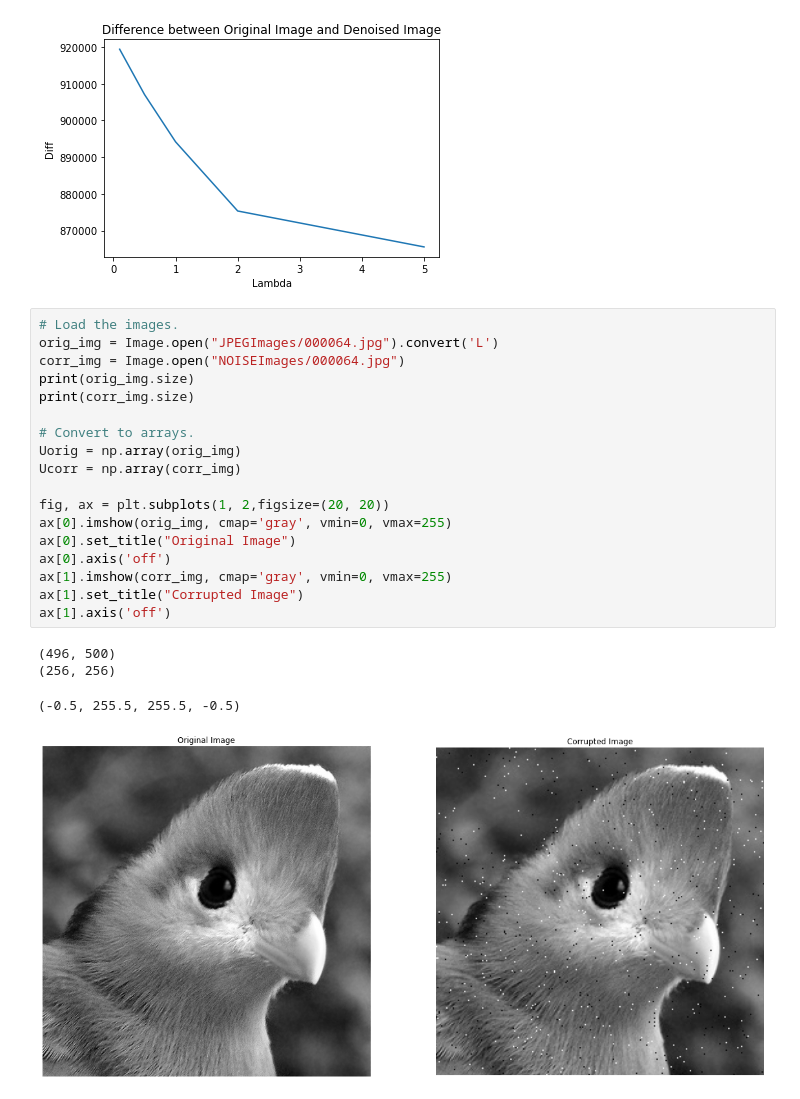
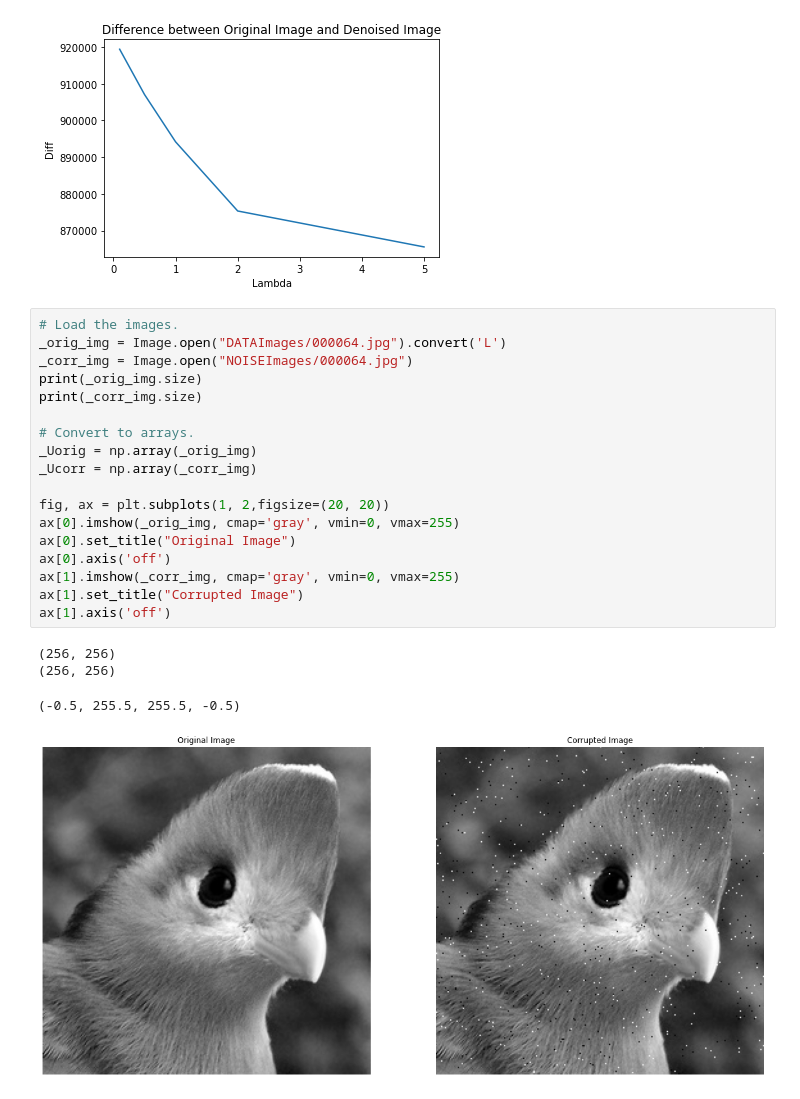
Before and after one commit to Dinple/CSE203B-Image-Denoising, a Jupyter notebook: TV.ipynb, the cells around one changed output. Cells and saved outputs as stored; diff of their text form.

```diff
--- a/TV.ipynb
+++ b/TV.ipynb
@@ -181,24 +179,24 @@ plt.show()
 [figure]
 # %%
 # Load the images.
-orig_img = Image.open("JPEGImages/000064.jpg").convert('L')
-corr_img = Image.open("NOISEImages/000064.jpg")
-print(orig_img.size)
-print(corr_img.size)
+_orig_img = Image.open("DATAImages/000064.jpg").convert('L')
+_corr_img = Image.open("NOISEImages/000064.jpg")
+print(_orig_img.size)
+print(_corr_img.size)
 
 # Convert to arrays.
-Uorig = np.array(orig_img)
-Ucorr = np.array(corr_img)
+_Uorig = np.array(_orig_img)
+_Ucorr = np.array(_corr_img)
 
 fig, ax = plt.subplots(1, 2,figsize=(20, 20))
-ax[0].imshow(orig_img, cmap='gray', vmin=0, vmax=255)
+ax[0].imshow(_orig_img, cmap='gray', vmin=0, vmax=255)
 ax[0].set_title("Original Image")
 ax[0].axis('off')
-ax[1].imshow(corr_img, cmap='gray', vmin=0, vmax=255)
+ax[1].imshow(_corr_img, cmap='gray', vmin=0, vmax=255)
 ax[1].set_title("Corrupted Image")
 ax[1].axis('off')
 # %% [output]
-(496, 500)
 (256, 256)
+(256, 256)
 (-0.5, 255.5, 255.5, -0.5)
-[figure, old version]
+[figure, new version]
```
Also changed, not shown: parts of 11 cells of this notebook.
